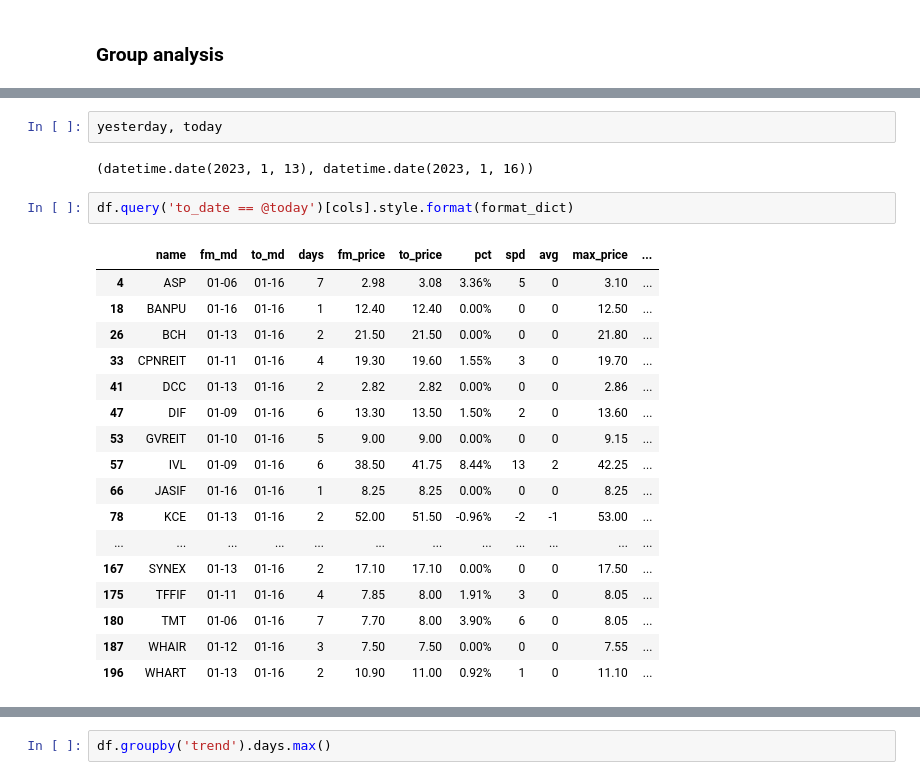
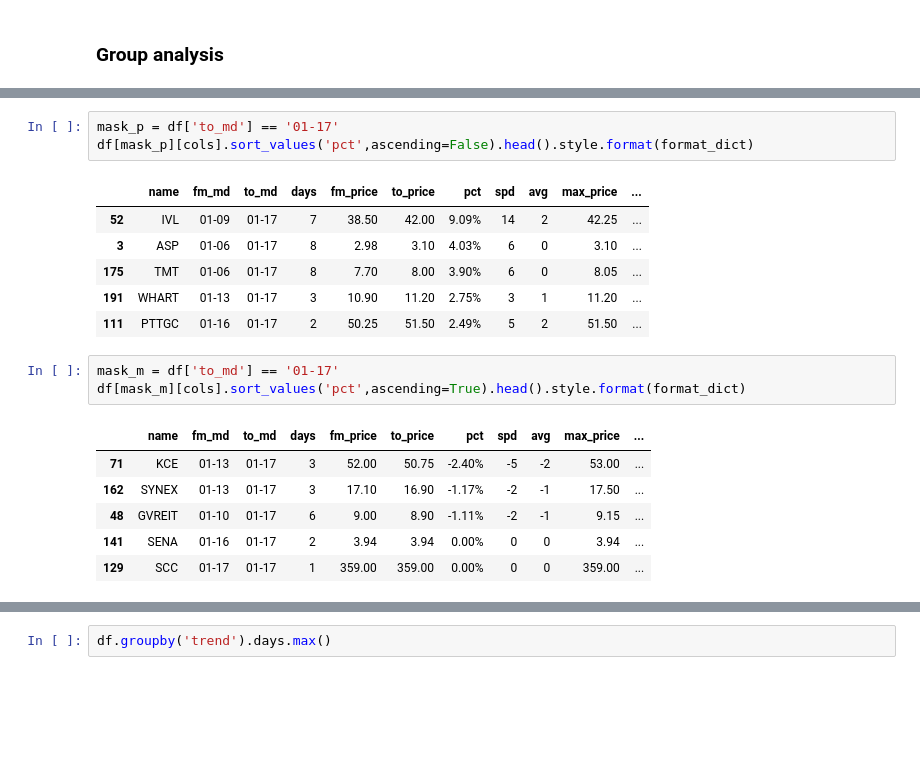
Before and after one commit to santimcs/A7, a Jupyter notebook: Daily/240 - Summary Sales Analysis.ipynb, the cells around one changed output, grey strips where cells are left out. Cells and saved outputs as stored; diff of their text form; blank space fills up the shorter version.

```diff
--- a/Daily/240 - Summary Sales Analysis.ipynb
+++ b/Daily/240 - Summary Sales Analysis.ipynb
@@ -127,25 +127,21 @@ df.groupby("trend").nunique()
-# %%
-yesterday, today
-# %% [output]
-(datetime.date(2023, 1, 13), datetime.date(2023, 1, 16))
-# %%
-df.query('to_date == @today')[cols].style.format(format_dict)
-# %% [output]
-|  | name | fm_md | to_md | days | fm_price | to_price | pct | spd | avg | max_price | ... |
-| 4 | ASP | 01-06 | 01-16 | 7 | 2.98 | 3.08 | 3.36% | 5 | 0 | 3.10 | ... |
-| 18 | BANPU | 01-16 | 01-16 | 1 | 12.40 | 12.40 | 0.00% | 0 | 0 | 12.50 | ... |
-| 26 | BCH | 01-13 | 01-16 | 2 | 21.50 | 21.50 | 0.00% | 0 | 0 | 21.80 | ... |
-| 33 | CPNREIT | 01-11 | 01-16 | 4 | 19.30 | 19.60 | 1.55% | 3 | 0 | 19.70 | ... |
-| 41 | DCC | 01-13 | 01-16 | 2 | 2.82 | 2.82 | 0.00% | 0 | 0 | 2.86 | ... |
-| 47 | DIF | 01-09 | 01-16 | 6 | 13.30 | 13.50 | 1.50% | 2 | 0 | 13.60 | ... |
-| 53 | GVREIT | 01-10 | 01-16 | 5 | 9.00 | 9.00 | 0.00% | 0 | 0 | 9.15 | ... |
-| 57 | IVL | 01-09 | 01-16 | 6 | 38.50 | 41.75 | 8.44% | 13 | 2 | 42.25 | ... |
-| 66 | JASIF | 01-16 | 01-16 | 1 | 8.25 | 8.25 | 0.00% | 0 | 0 | 8.25 | ... |
-| 78 | KCE | 01-13 | 01-16 | 2 | 52.00 | 51.50 | -0.96% | -2 | -1 | 53.00 | ... |
-| ... | ... | ... | ... | ... | ... | ... | ... | ... | ... | ... | ... |
-| 167 | SYNEX | 01-13 | 01-16 | 2 | 17.10 | 17.10 | 0.00% | 0 | 0 | 17.50 | ... |
-| 175 | TFFIF | 01-11 | 01-16 | 4 | 7.85 | 8.00 | 1.91% | 3 | 0 | 8.05 | ... |
-| 180 | TMT | 01-06 | 01-16 | 7 | 7.70 | 8.00 | 3.90% | 6 | 0 | 8.05 | ... |
-| 187 | WHAIR | 01-12 | 01-16 | 3 | 7.50 | 7.50 | 0.00% | 0 | 0 | 7.55 | ... |
-| 196 | WHART | 01-13 | 01-16 | 2 | 10.90 | 11.00 | 0.92% | 1 | 0 | 11.10 | ... |
+# %%
+mask_p = df['to_md'] == '01-17'
+df[mask_p][cols].sort_values('pct',ascending=False).head().style.format(format_dict)
+# %% [output]
+|  | name | fm_md | to_md | days | fm_price | to_price | pct | spd | avg | max_price | ... |
+| 52 | IVL | 01-09 | 01-17 | 7 | 38.50 | 42.00 | 9.09% | 14 | 2 | 42.25 | ... |
+| 3 | ASP | 01-06 | 01-17 | 8 | 2.98 | 3.10 | 4.03% | 6 | 0 | 3.10 | ... |
+| 175 | TMT | 01-06 | 01-17 | 8 | 7.70 | 8.00 | 3.90% | 6 | 0 | 8.05 | ... |
+| 191 | WHART | 01-13 | 01-17 | 3 | 10.90 | 11.20 | 2.75% | 3 | 1 | 11.20 | ... |
+| 111 | PTTGC | 01-16 | 01-17 | 2 | 50.25 | 51.50 | 2.49% | 5 | 2 | 51.50 | ... |
+# %%
+mask_m = df['to_md'] == '01-17'
+df[mask_m][cols].sort_values('pct',ascending=True).head().style.format(format_dict)
+# %% [output]
+|  | name | fm_md | to_md | days | fm_price | to_price | pct | spd | avg | max_price | ... |
+| 71 | KCE | 01-13 | 01-17 | 3 | 52.00 | 50.75 | -2.40% | -5 | -2 | 53.00 | ... |
+| 162 | SYNEX | 01-13 | 01-17 | 3 | 17.10 | 16.90 | -1.17% | -2 | -1 | 17.50 | ... |
+| 48 | GVREIT | 01-10 | 01-17 | 6 | 9.00 | 8.90 | -1.11% | -2 | -1 | 9.15 | ... |
+| 141 | SENA | 01-16 | 01-17 | 2 | 3.94 | 3.94 | 0.00% | 0 | 0 | 3.94 | ... |
+| 129 | SCC | 01-17 | 01-17 | 1 | 359.00 | 359.00 | 0.00% | 0 | 0 | 359.00 | ... |
 # %%
```
Also changed, not shown: parts of 24 cells of this notebook, 30 other files.
